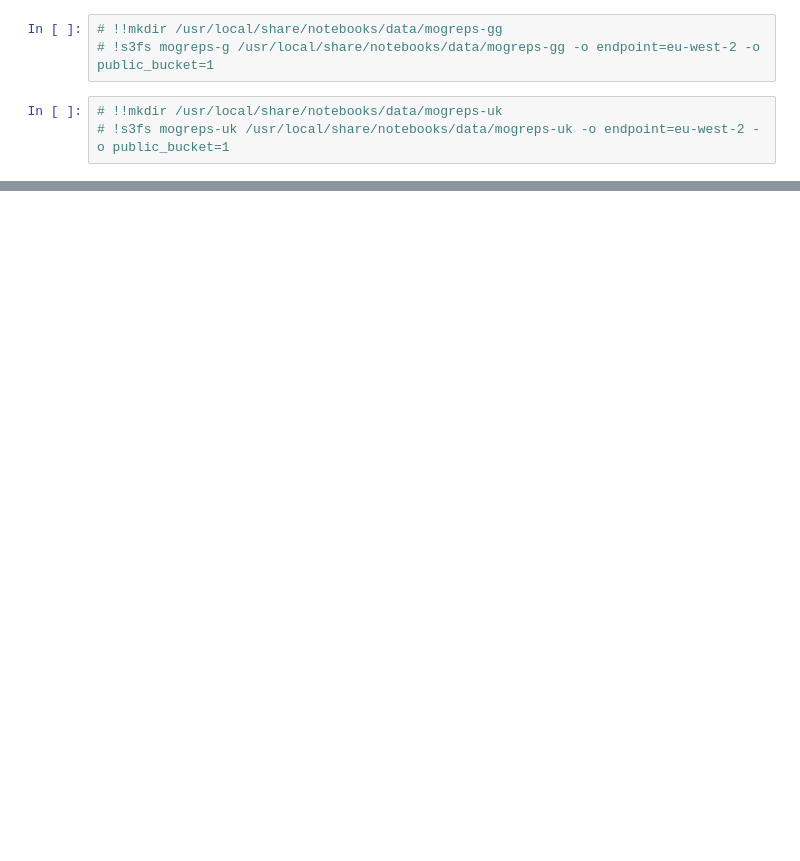
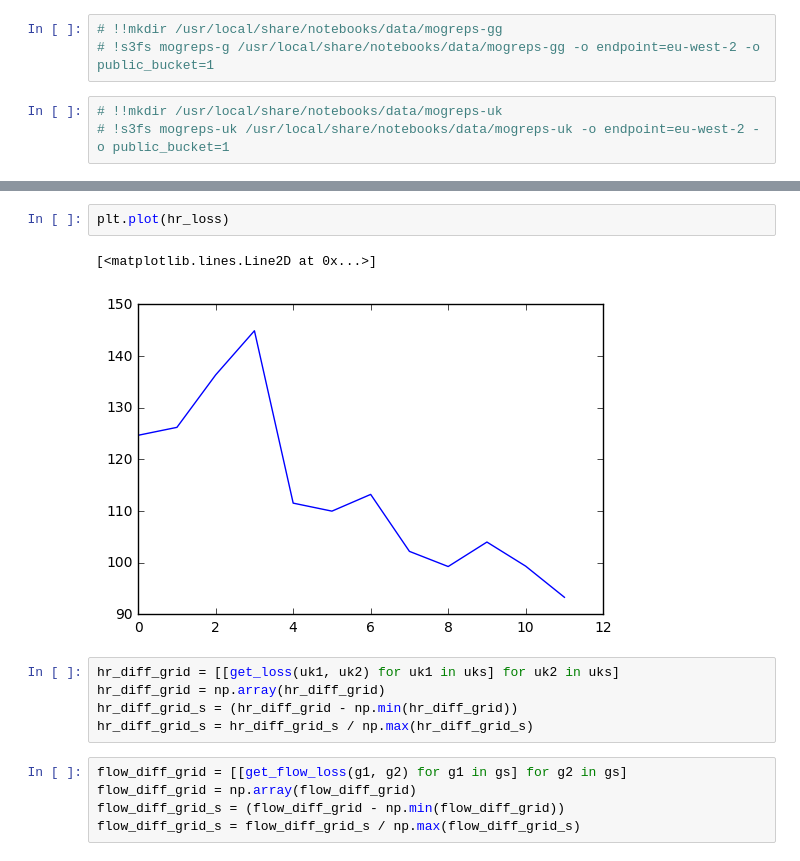
Before and after one commit to informatics-lab/model_comparison, a Jupyter notebook: differences.ipynb, the cells around one changed output, grey strips where cells are left out. Cells and saved outputs as stored; diff of their text form; blank space fills up the shorter version.

```diff
--- a/differences.ipynb
+++ b/differences.ipynb
@@ -173,0 +138,15 @@ for i in range(4):
+# %%
+plt.plot(hr_loss)
+# %% [output]
+[<matplotlib.lines.Line2D at 0x...>]
+[figure, added]
+# %%
+hr_diff_grid = [[get_loss(uk1, uk2) for uk1 in uks] for uk2 in uks]
+hr_diff_grid = np.array(hr_diff_grid)
+hr_diff_grid_s = (hr_diff_grid - np.min(hr_diff_grid))
+hr_diff_grid_s = hr_diff_grid_s / np.max(hr_diff_grid_s)
+# %%
+flow_diff_grid = [[get_flow_loss(g1, g2) for g1 in gs] for g2 in gs]
+flow_diff_grid = np.array(flow_diff_grid)
+flow_diff_grid_s = (flow_diff_grid - np.min(flow_diff_grid))
+flow_diff_grid_s = flow_diff_grid_s / np.max(flow_diff_grid_s)
```
Also changed, not shown: parts of 43 cells of this notebook, 2 other files.
